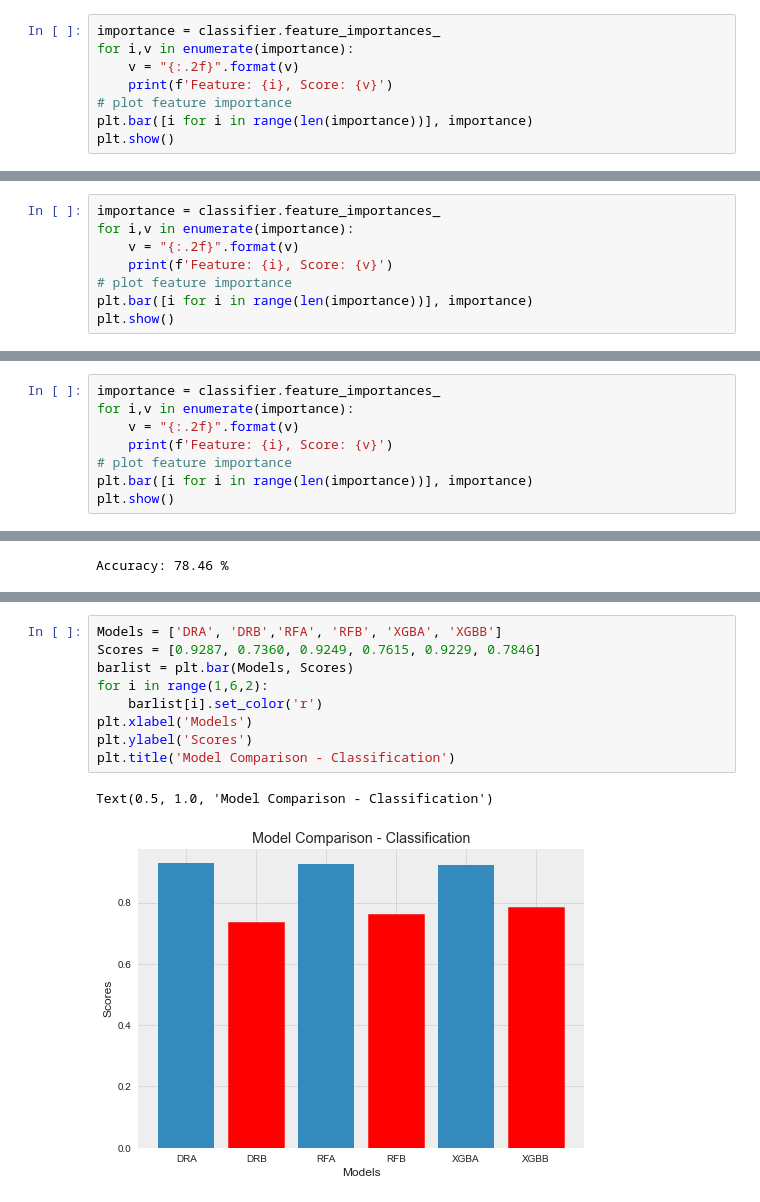
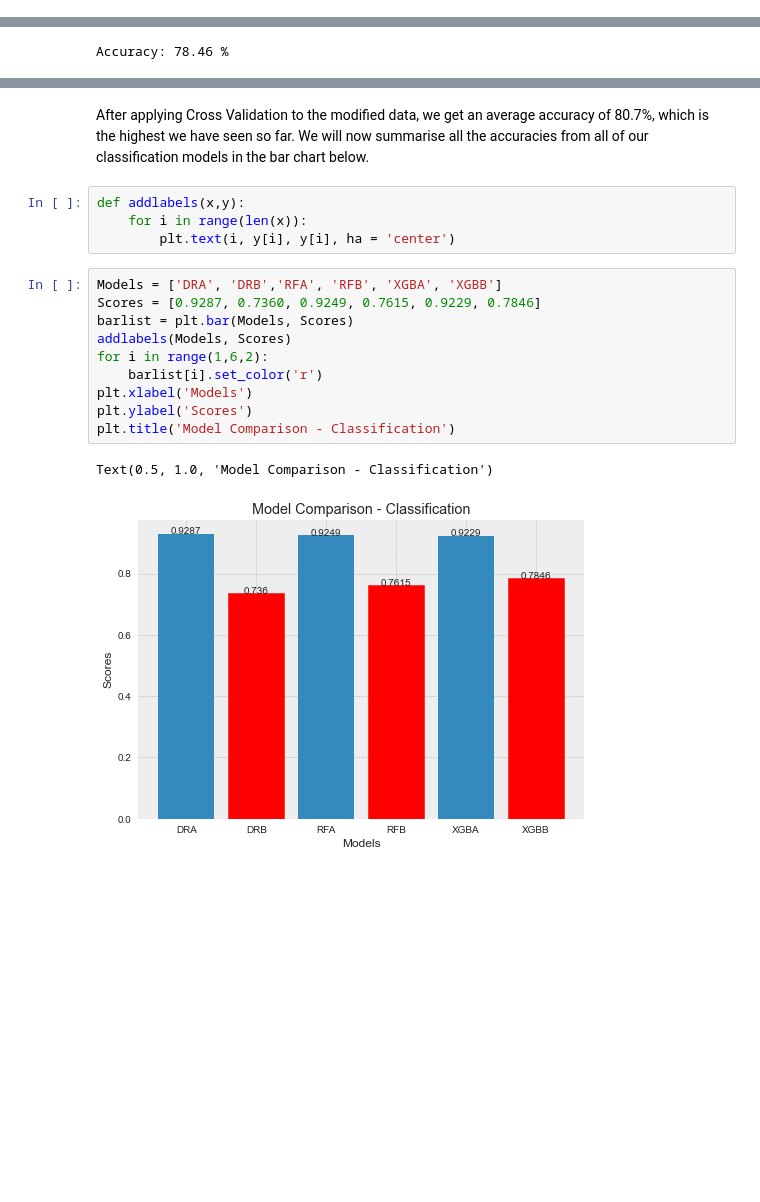
Before and after one commit to aryanmsr/high_school_score_predictor, a Jupyter notebook: Score_Predictor_Prototype_Model.ipynb, the cells around one changed output, grey strips where cells are left out. Drawn from its saved outputs; the diff is of its cells as text; blank space fills up the shorter version.

```diff
--- a/Score_Predictor_Prototype_Model.ipynb
+++ b/Score_Predictor_Prototype_Model.ipynb
@@ -679,8 +599,0 @@ RandomForestClassifier(criterion='entropy', n_estimators=10, random_state=0)
-# %%
-importance = classifier.feature_importances_
-for i,v in enumerate(importance):
-    v = "{:.2f}".format(v)
-    print(f'Feature: {i}, Score: {v}')
-# plot feature importance
-plt.bar([i for i in range(len(importance))], importance)
-plt.show()
@@ -874,8 +771,0 @@ XGBClassifier(base_score=0.5, booster='gbtree', colsample_bylevel=1,
-# %%
-importance = classifier.feature_importances_
-for i,v in enumerate(importance):
-    v = "{:.2f}".format(v)
-    print(f'Feature: {i}, Score: {v}')
-# plot feature importance
-plt.bar([i for i in range(len(importance))], importance)
-plt.show()
@@ -944,8 +814,0 @@ XGBClassifier(base_score=0.5, booster='gbtree', colsample_bylevel=1,
-# %%
-importance = classifier.feature_importances_
-for i,v in enumerate(importance):
-    v = "{:.2f}".format(v)
-    print(f'Feature: {i}, Score: {v}')
-# plot feature importance
-plt.bar([i for i in range(len(importance))], importance)
-plt.show()
@@ -1044,12 +912,19 @@ Accuracy: 78.46 %
+# %% [markdown]
+After applying Cross Validation to the modified data, we get an average accuracy of 80.7%, which is the highest we have seen so far. We will now summarise all the accuracies from all of our classification models in the bar chart below.
+# %%
+def addlabels(x,y):
+    for i in range(len(x)):
+        plt.text(i, y[i], y[i], ha = 'center')
 # %%
 Models = ['DRA', 'DRB','RFA', 'RFB', 'XGBA', 'XGBB']
 Scores = [0.9287, 0.7360, 0.9249, 0.7615, 0.9229, 0.7846]
 barlist = plt.bar(Models, Scores)
+addlabels(Models, Scores)
 for i in range(1,6,2):
     barlist[i].set_color('r')
 plt.xlabel('Models')
 plt.ylabel('Scores')
 plt.title('Model Comparison - Classification')
 # %% [output]
 Text(0.5, 1.0, 'Model Comparison - Classification')
-[figure, old version]
+[figure, new version]
```
Also changed, not shown: parts of 86 cells of this notebook.
